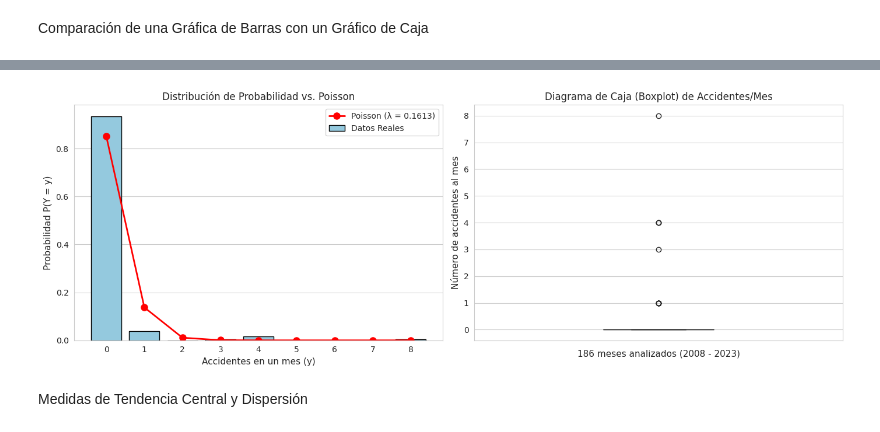
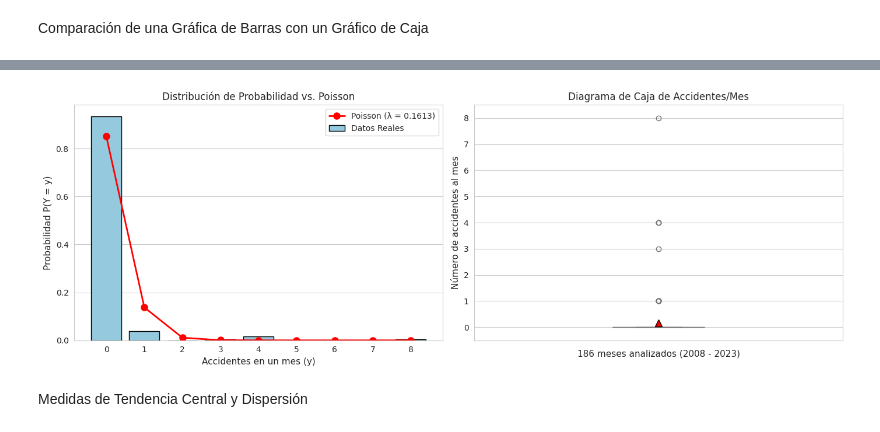
Before and after one commit to lizza-mar/Bonus-2, a Jupyter notebook: Bonus_2.ipynb, the cells around one changed output, grey strips where cells are left out. Drawn from its saved outputs; the diff is of its cells as text; code cells hidden in the pictures.

```diff
--- a/Bonus_2.ipynb
+++ b/Bonus_2.ipynb
@@ -292,25 +305,37 @@ Comparación de una Gráfica de Barras con un Gráfico de Caja
 # %%
 sns.set_style("whitegrid")
 fig, axes = plt.subplots(1, 2, figsize=(14, 5))
 
-# GRÁFICA 1: Distribución de Probabilidad (Principal)
+# GRÁFICA 1: Distribución de Probabilidad
 sns.barplot(x=valores_y, y=prob_observada.values, color='skyblue', edgecolor='black', label='Datos Reales', ax=axes[0])
 axes[0].plot(valores_y, prob_teorica, color='red', marker='o', linewidth=2, markersize=8, label=f'Poisson (λ = {lam:.4f})')
 axes[0].set_title('Distribución de Probabilidad vs. Poisson', fontsize=12)
 axes[0].set_xlabel('Accidentes en un mes (y)', fontsize=11)
 axes[0].set_ylabel('Probabilidad P(Y = y)', fontsize=11)
 axes[0].legend()
 
-# GRÁFICA 2: Boxplot (Análisis de Dispersión y Atípicos)
-sns.boxplot(y=conteo_mensual.values, color='green', width=0.3, ax=axes[1])
+# GRÁFICA 2: Boxplot
+sns.boxplot(
+    y=conteo_mensual.values,
+    color='lightgreen',
+    width=0.25,
+    showmeans=True, # Muestra la media además de la mediana
+    meanprops={"marker":"^", "markerfacecolor":"red", "markeredgecolor":"black", "markersize":"8"},
+    ax=axes[1]
+)
+
+# Ajustes del Eje Y:
+axes[1].set_ylim(-0.5, 8.5)                  # Margen abajo y arriba para que no se corte el 0 ni el 8
+axes[1].set_yticks(np.arange(0, 9, 1))       # Muestra todos los números enteros: 0, 1, 2, 3, 4, 5, 6, 7, 8
+
 axes[1].set_title('Diagrama de Caja de Accidentes/Mes', fontsize=12)
 axes[1].set_ylabel('Número de accidentes al mes', fontsize=11)
 axes[1].set_xlabel('186 meses analizados (2008 - 2023)', fontsize=11)
 
 plt.tight_layout()
 plt.show()
 # %% [output]
-[figure, old version]
+[figure, new version]
 # %% [markdown]
 Medidas de Tendencia Central y Dispersión
 # %%
```
Also changed, not shown: parts of 9 cells of this notebook.
